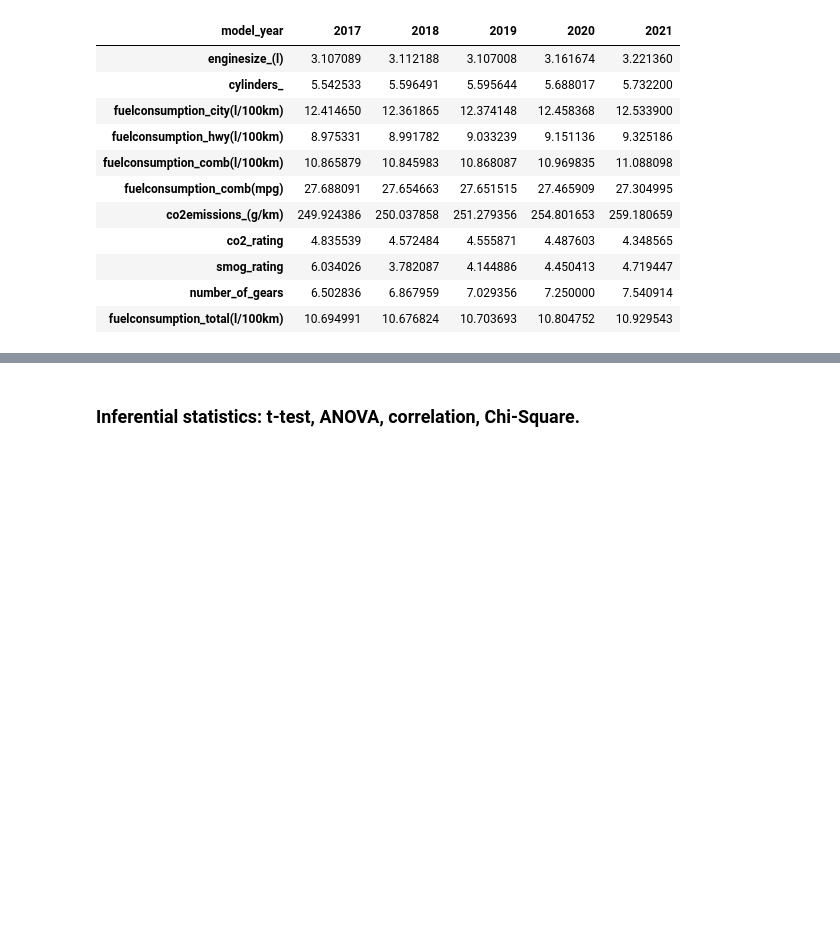
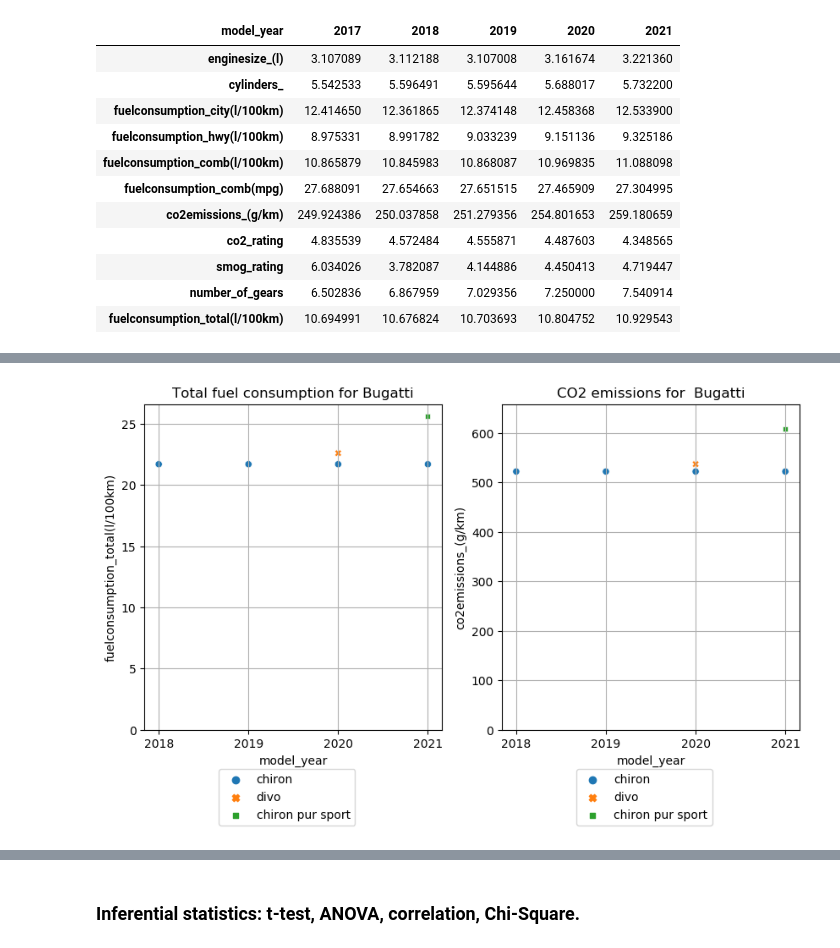
Before and after one commit to lfunderburk/machine-learning-capstone, a Jupyter notebook: notebooks/Research-paper-study.ipynb, the cells around one changed output, grey strips where cells are left out. Drawn from its saved outputs; the diff is of its cells as text; code cells hidden in the pictures; blank space fills up the shorter version.

Commit message:
add figures

```diff
--- a/notebooks/Research-paper-study.ipynb
+++ b/notebooks/Research-paper-study.ipynb
@@ -251,0 +259,25 @@ subset_copy.groupby('model_year').mean().T
+# %%
+
+subset_copy['model_year'] = subset_copy['model_year'].astype('str')
+
+def plot_fuel_co2_emissions_overtime_by_make(df, make):
+    make_data = df[df['make_']==make].sort_values(by='model_year')
+
+
+    fig, ax =plt.subplots(1,2, figsize=(10,5))
+    sns.scatterplot(data=make_data, x='model_year', y='fuelconsumption_total(l/100km)', style='model.1_', hue='model.1_',ax=ax[0])
+    ax[0].set_title(f"Total fuel consumption for {make.capitalize()}")
+    ax[0].set_ylim(0, make_data['fuelconsumption_total(l/100km)'].max()+1)
+    ax[0].grid()
+    ax[0].legend(bbox_to_anchor=(0.25, -0.12), loc='upper left', borderaxespad=0)
+
+    sns.scatterplot(data=make_data, x='model_year', y='co2emissions_(g/km)', style='model.1_', hue='model.1_',ax=ax[1])
+    ax[1].set_title(f"CO2 emissions for  {make.capitalize()}")
+    ax[1].set_ylim(0, make_data['co2emissions_(g/km)'].max()+50)
+    ax[1].grid()
+    ax[1].legend(bbox_to_anchor=(0.25, -0.12), loc='upper left', borderaxespad=0)
+    plt.show()
+# %%
+plot_fuel_co2_emissions_overtime_by_make(subset_copy, 'bugatti')
+# %% [output]
+[figure, added]
```
Also changed, not shown: parts of 3 cells of this notebook.
